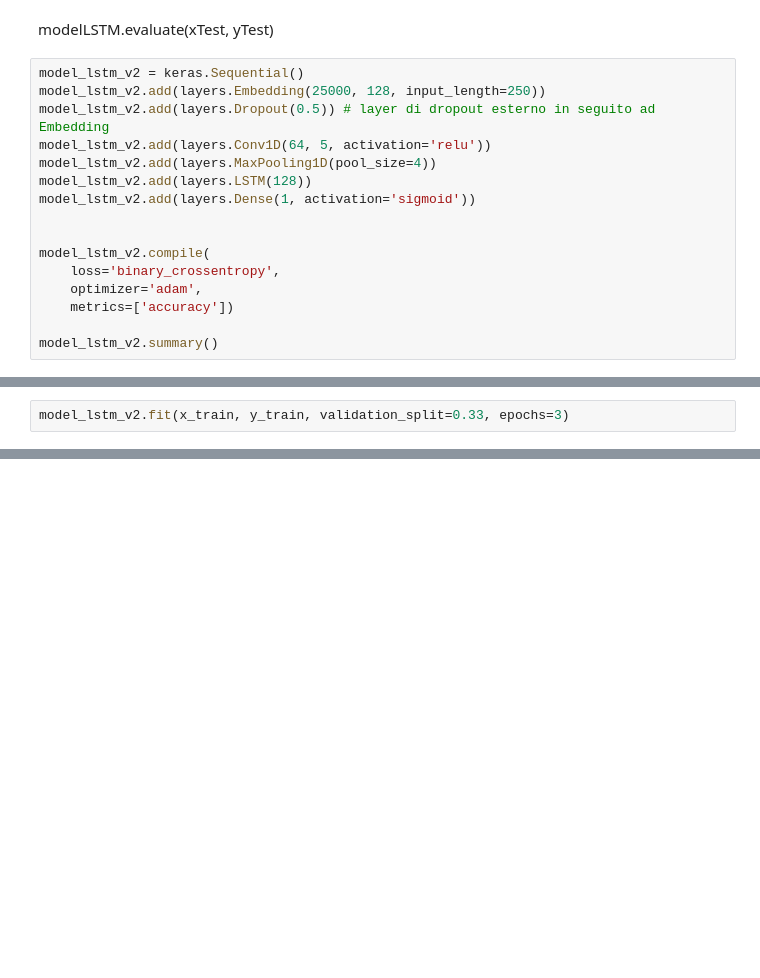
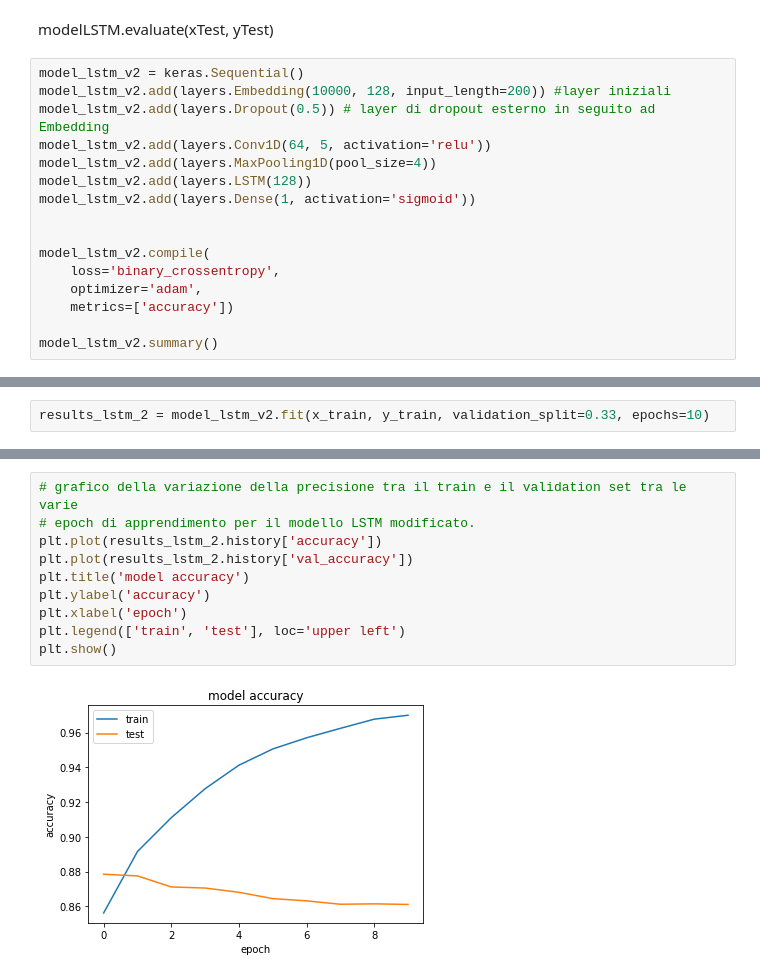
Before and after one commit to kode-git/sentiment-analysis-yelp, a Jupyter notebook: Yelp Review Classification.ipynb, the cells around one changed output, grey strips where cells are left out. Saved outputs shown, nothing was run; the diff lists cells and outputs as text; blank space fills up the shorter version.

```diff
--- a/Yelp Review Classification.ipynb
+++ b/Yelp Review Classification.ipynb
@@ -292,7 +416,7 @@ model_lstm.evaluate(x_test, y_test)
 modelLSTM.evaluate(xTest, yTest)
 # %%
 model_lstm_v2 = keras.Sequential()
-model_lstm_v2.add(layers.Embedding(25000, 128, input_length=250))
+model_lstm_v2.add(layers.Embedding(10000, 128, input_length=200)) #layer iniziali
 model_lstm_v2.add(layers.Dropout(0.5)) # layer di dropout esterno in seguito ad Embedding
 model_lstm_v2.add(layers.Conv1D(64, 5, activation='relu'))
 model_lstm_v2.add(layers.MaxPooling1D(pool_size=4))
@@ -309,2 +454,2 @@ model_lstm_v2.summary()
 # %%
-model_lstm_v2.fit(x_train, y_train, validation_split=0.33, epochs=3)
+results_lstm_2 = model_lstm_v2.fit(x_train, y_train, validation_split=0.33, epochs=10)
@@ -378,0 +622,12 @@ print(f"Risultati model_lstm: {predictions_lstm}\n"+
+# %%
+# grafico della variazione della precisione tra il train e il validation set tra le varie
+# epoch di apprendimento per il modello LSTM modificato.
+plt.plot(results_lstm_2.history['accuracy'])
+plt.plot(results_lstm_2.history['val_accuracy'])
+plt.title('model accuracy')
+plt.ylabel('accuracy')
+plt.xlabel('epoch')
+plt.legend(['train', 'test'], loc='upper left')
+plt.show()
+# %% [output]
+[figure, added]
```
Also changed, not shown: parts of 54 cells of this notebook.
